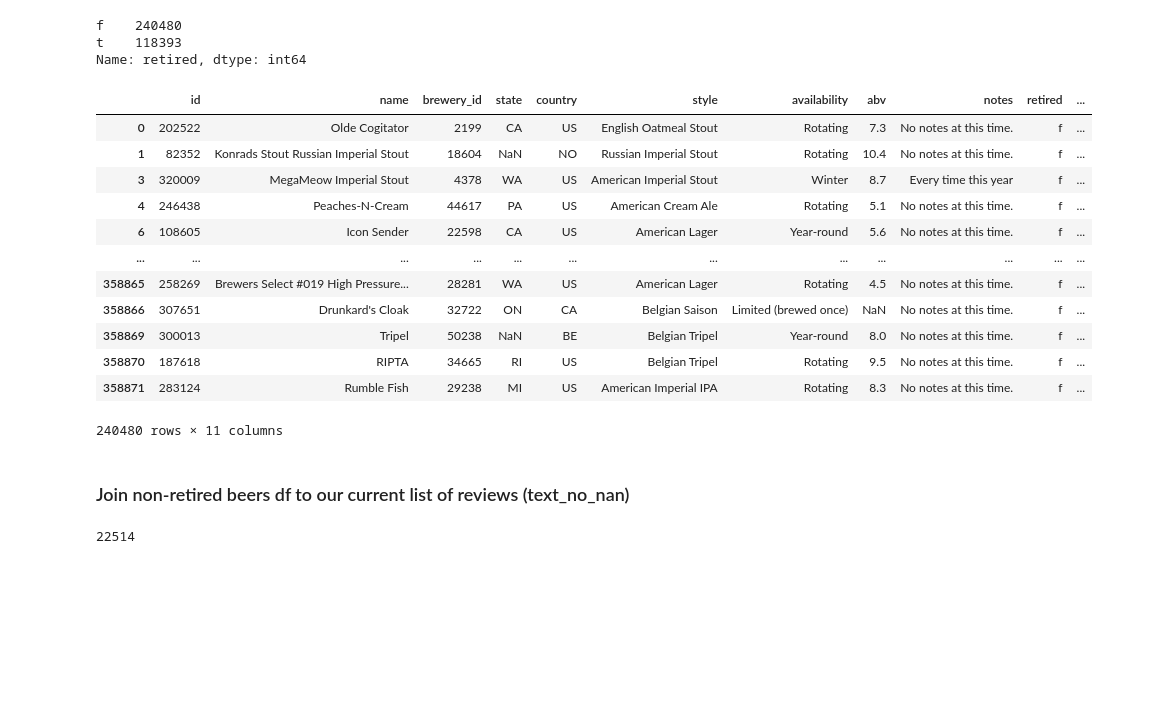
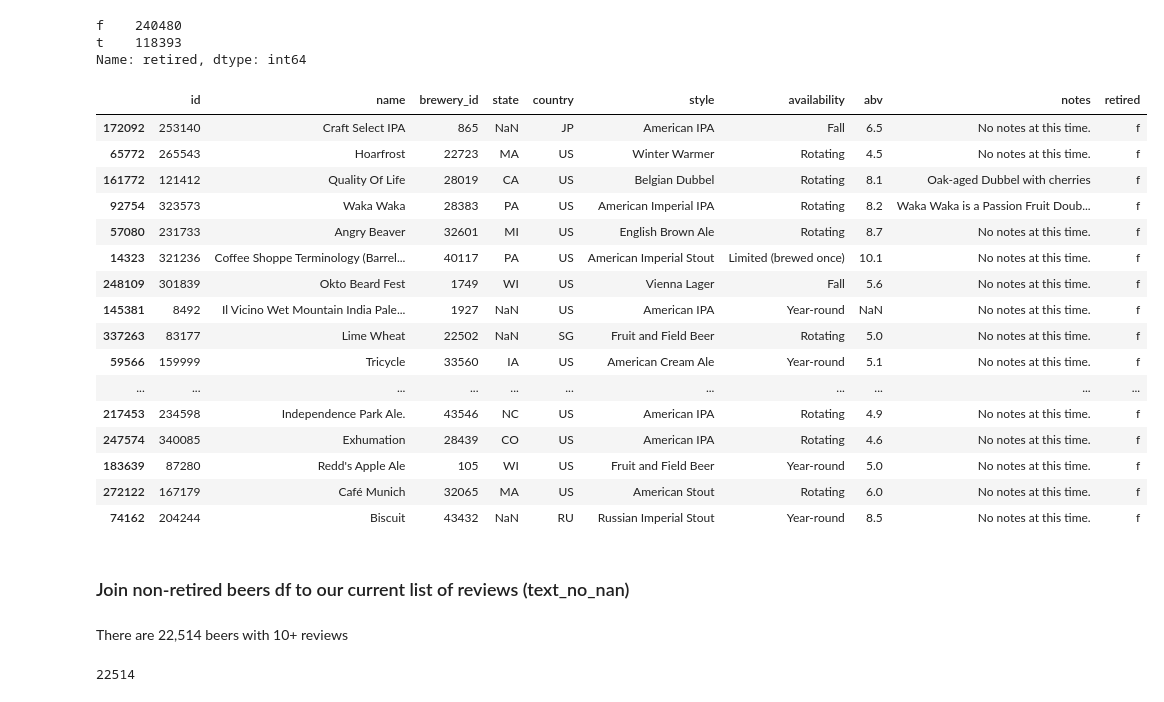
Before and after one commit to aabrahamson3/beer30, a Jupyter notebook: Beer-EDA.ipynb, the cells around one changed output. Saved outputs shown, nothing was run; the diff lists cells and outputs as text; code cells hidden in the pictures; blank space fills up the shorter version.

```diff
--- a/Beer-EDA.ipynb
+++ b/Beer-EDA.ipynb
@@ -498,26 +492,32 @@ Name: retired, dtype: int64
 current_beer = beers[beers['retired'] == 'f']
 # %%
-current_beer
+current_beer.sample(20)
 # %% [output]
-|  | id | name | brewery_id | state | country | style | availability | abv | notes | retired | ... |
-| 0 | 202522 | Olde Cogitator | 2199 | CA | US | English Oatmeal Stout | Rotating | 7.3 | No notes at this time. | f | ... |
-| 1 | 82352 | Konrads Stout Russian Imperial Stout | 18604 | NaN | NO | Russian Imperial Stout | Rotating | 10.4 | No notes at this time. | f | ... |
-| 3 | 320009 | MegaMeow Imperial Stout | 4378 | WA | US | American Imperial Stout | Winter | 8.7 | Every time this year | f | ... |
-| 4 | 246438 | Peaches-N-Cream | 44617 | PA | US | American Cream Ale | Rotating | 5.1 | No notes at this time. | f | ... |
-| 6 | 108605 | Icon Sender | 22598 | CA | US | American Lager | Year-round | 5.6 | No notes at this time. | f | ... |
-| ... | ... | ... | ... | ... | ... | ... | ... | ... | ... | ... | ... |
-| 358865 | 258269 | Brewers Select #019 High Pressure... | 28281 | WA | US | American Lager | Rotating | 4.5 | No notes at this time. | f | ... |
-| 358866 | 307651 | Drunkard's Cloak | 32722 | ON | CA | Belgian Saison | Limited (brewed once) | NaN | No notes at this time. | f | ... |
-| 358869 | 300013 | Tripel | 50238 | NaN | BE | Belgian Tripel | Year-round | 8.0 | No notes at this time. | f | ... |
-| 358870 | 187618 | RIPTA | 34665 | RI | US | Belgian Tripel | Rotating | 9.5 | No notes at this time. | f | ... |
-| 358871 | 283124 | Rumble Fish | 29238 | MI | US | American Imperial IPA | Rotating | 8.3 | No notes at this time. | f | ... |
+|  | id | name | brewery_id | state | country | style | availability | abv | notes | retired |
+| 172092 | 253140 | Craft Select IPA | 865 | NaN | JP | American IPA | Fall | 6.5 | No notes at this time. | f |
+| 65772 | 265543 | Hoarfrost | 22723 | MA | US | Winter Warmer | Rotating | 4.5 | No notes at this time. | f |
+| 161772 | 121412 | Quality Of Life | 28019 | CA | US | Belgian Dubbel | Rotating | 8.1 | Oak-aged Dubbel with cherries | f |
+| 92754 | 323573 | Waka Waka | 28383 | PA | US | American Imperial IPA | Rotating | 8.2 | Waka Waka is a Passion Fruit Doub... | f |
+| 57080 | 231733 | Angry Beaver | 32601 | MI | US | English Brown Ale | Rotating | 8.7 | No notes at this time. | f |
+| 14323 | 321236 | Coffee Shoppe Terminology (Barrel... | 40117 | PA | US | American Imperial Stout | Limited (brewed once) | 10.1 | No notes at this time. | f |
+| 248109 | 301839 | Okto Beard Fest | 1749 | WI | US | Vienna Lager | Fall | 5.6 | No notes at this time. | f |
+| 145381 | 8492 | Il Vicino Wet Mountain India Pale... | 1927 | NaN | US | American IPA | Year-round | NaN | No notes at this time. | f |
+| 337263 | 83177 | Lime Wheat | 22502 | NaN | SG | Fruit and Field Beer | Rotating | 5.0 | No notes at this time. | f |
+| 59566 | 159999 | Tricycle | 33560 | IA | US | American Cream Ale | Year-round | 5.1 | No notes at this time. | f |
+| ... | ... | ... | ... | ... | ... | ... | ... | ... | ... | ... |
+| 217453 | 234598 | Independence Park Ale. | 43546 | NC | US | American IPA | Rotating | 4.9 | No notes at this time. | f |
+| 247574 | 340085 | Exhumation | 28439 | CO | US | American IPA | Rotating | 4.6 | No notes at this time. | f |
+| 183639 | 87280 | Redd's Apple Ale | 105 | WI | US | Fruit and Field Beer | Year-round | 5.0 | No notes at this time. | f |
+| 272122 | 167179 | Café Munich | 32065 | MA | US | American Stout | Rotating | 6.0 | No notes at this time. | f |
+| 74162 | 204244 | Biscuit | 43432 | NaN | RU | Russian Imperial Stout | Year-round | 8.5 | No notes at this time. | f |
-240480 rows × 11 columns
 # %% [markdown]
 ### Join non-retired beers df to our current list of reviews (text_no_nan)
 # %%
 reviews_beer = pd.merge(text_no_nan, current_beer,
                         left_on = 'beer_id',
                         right_on = 'id')
+# %% [markdown]
+There are 22,514 beers with 10+ reviews
 # %%
 (reviews_beer.beer_id.value_counts() > 9).sum()
 # %% [output]
```
Also changed, not shown: parts of 53 cells of this notebook, 1 other file.
